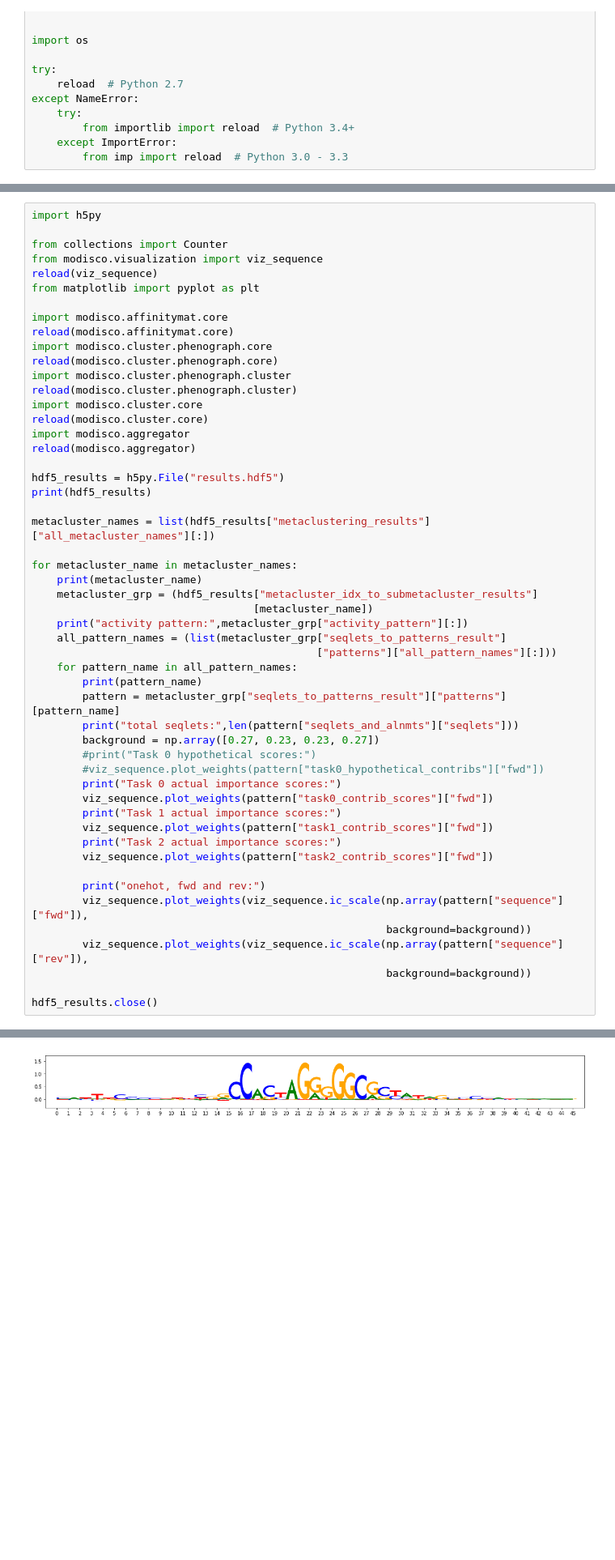
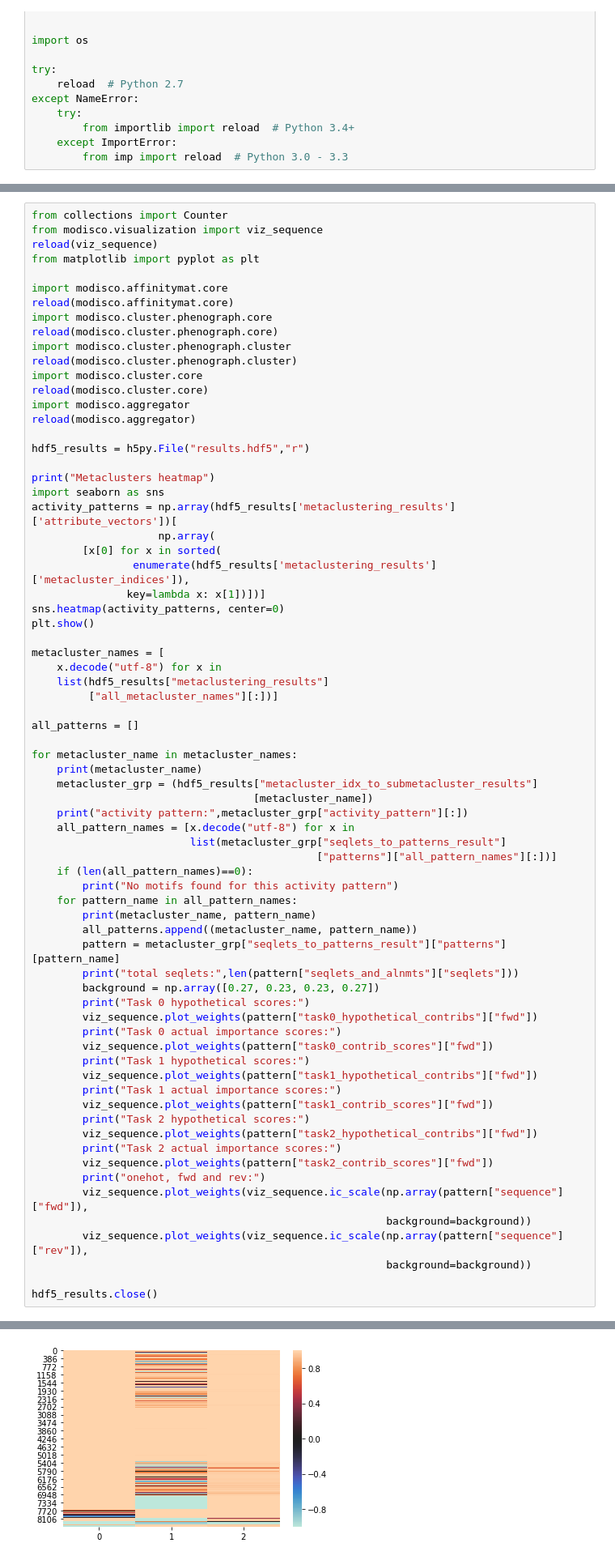
Before and after one commit to kundajelab/tfmodisco_bio_experiments, a Jupyter notebook: results/nandi/multi_tf/multi_tf_pre_18_07_06/tfmodisco-visualization-all-tasks.ipynb, the cells around one changed output, grey strips where cells are left out. Shown at 81% size. Drawn from its saved outputs; the diff is of its cells as text; blank space fills up the shorter version.

```diff
--- a/results/nandi/multi_tf/multi_tf_pre_18_07_06/tfmodisco-visualization-all-tasks.ipynb
+++ b/results/nandi/multi_tf/multi_tf_pre_18_07_06/tfmodisco-visualization-all-tasks.ipynb
@@ -28,6 +31,4 @@ Mapped name None to device cuda0: GeForce GTX TITAN X (0000:08:00.0)
 # %%
-import h5py
-
 from collections import Counter
 from modisco.visualization import viz_sequence
 reload(viz_sequence)
@@ -44,32 +45,53 @@ reload(modisco.cluster.core)
 import modisco.aggregator
 reload(modisco.aggregator)
 
-hdf5_results = h5py.File("results.hdf5")
-print(hdf5_results)
+hdf5_results = h5py.File("results.hdf5","r")
 
-metacluster_names = list(hdf5_results["metaclustering_results"]["all_metacluster_names"][:])
+print("Metaclusters heatmap")
+import seaborn as sns
+activity_patterns = np.array(hdf5_results['metaclustering_results']['attribute_vectors'])[
+                    np.array(
+        [x[0] for x in sorted(
+                enumerate(hdf5_results['metaclustering_results']['metacluster_indices']),
+               key=lambda x: x[1])])]
+sns.heatmap(activity_patterns, center=0)
+plt.show()
+
+metacluster_names = [
+    x.decode("utf-8") for x in
+    list(hdf5_results["metaclustering_results"]
+         ["all_metacluster_names"][:])]
+
+all_patterns = []
 
 for metacluster_name in metacluster_names:
     print(metacluster_name)
     metacluster_grp = (hdf5_results["metacluster_idx_to_submetacluster_results"]
                                    [metacluster_name])
     print("activity pattern:",metacluster_grp["activity_pattern"][:])
-    all_pattern_names = (list(metacluster_grp["seqlets_to_patterns_result"]
-                                             ["patterns"]["all_pattern_names"][:]))
+    all_pattern_names = [x.decode("utf-8") for x in
+                         list(metacluster_grp["seqlets_to_patterns_result"]
+                                             ["patterns"]["all_pattern_names"][:])]
+    if (len(all_pattern_names)==0):
+        print("No motifs found for this activity pattern")
     for pattern_name in all_pattern_names:
-        print(pattern_name)
+        print(metacluster_name, pattern_name)
+        all_patterns.append((metacluster_name, pattern_name))
         pattern = metacluster_grp["seqlets_to_patterns_result"]["patterns"][pattern_name]
         print("total seqlets:",len(pattern["seqlets_and_alnmts"]["seqlets"]))
         background = np.array([0.27, 0.23, 0.23, 0.27])
-        #print("Task 0 hypothetical scores:")
-        #viz_sequence.plot_weights(pattern["task0_hypothetical_contribs"]["fwd"])
+        print("Task 0 hypothetical scores:")
+        viz_sequence.plot_weights(pattern["task0_hypothetical_contribs"]["fwd"])
         print("Task 0 actual importance scores:")
         viz_sequence.plot_weights(pattern["task0_contrib_scores"]["fwd"])
+        print("Task 1 hypothetical scores:")
+        viz_sequence.plot_weights(pattern["task1_hypothetical_contribs"]["fwd"])
         print("Task 1 actual importance scores:")
         viz_sequence.plot_weights(pattern["task1_contrib_scores"]["fwd"])
+        print("Task 2 hypothetical scores:")
+        viz_sequence.plot_weights(pattern["task2_hypothetical_contribs"]["fwd"])
         print("Task 2 actual importance scores:")
         viz_sequence.plot_weights(pattern["task2_contrib_scores"]["fwd"])
-
         print("onehot, fwd and rev:")
         viz_sequence.plot_weights(viz_sequence.ic_scale(np.array(pattern["sequence"]["fwd"]),
                                                         background=background))
@@ -87 +104 @@ Task 0 actual importance scores:
-[figure, old version]
+[figure, new version]
```
Also changed, not shown: parts of 3 cells of this notebook.
